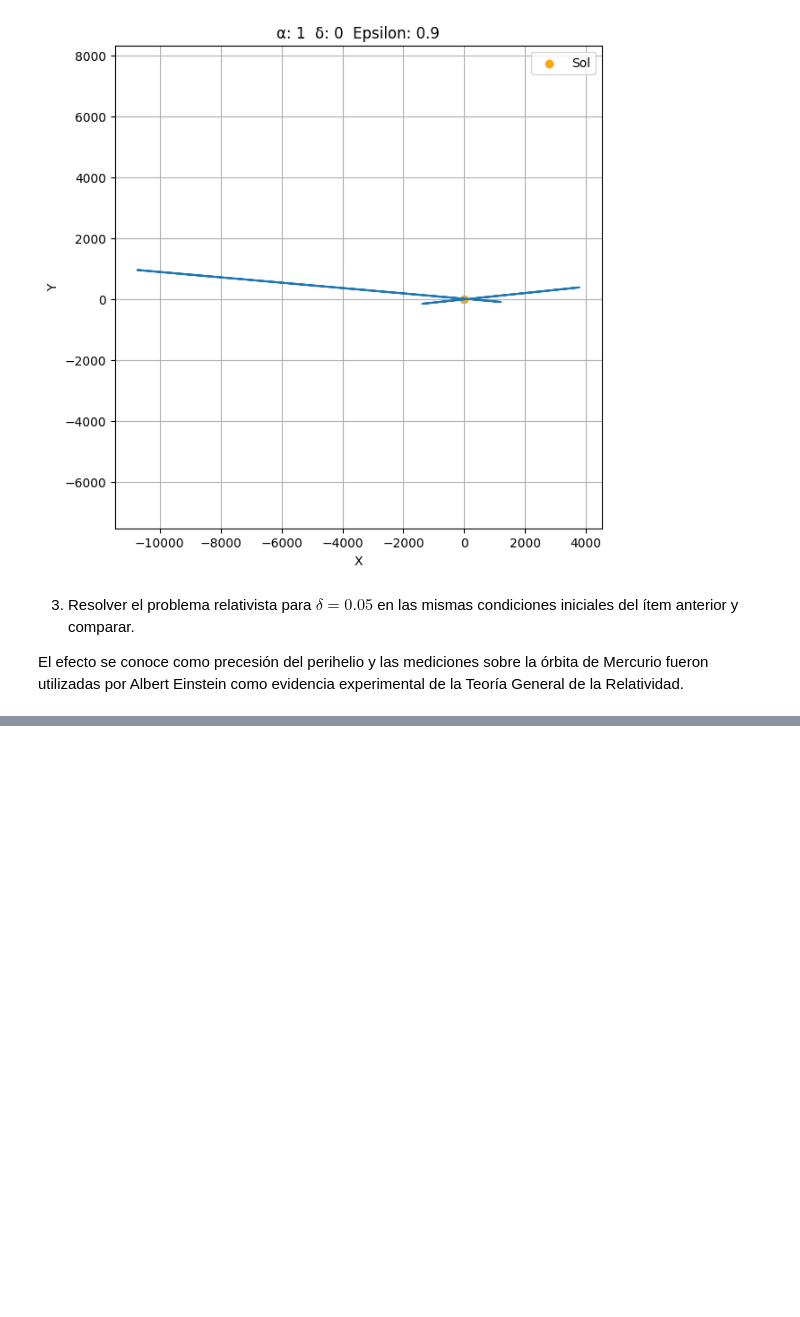
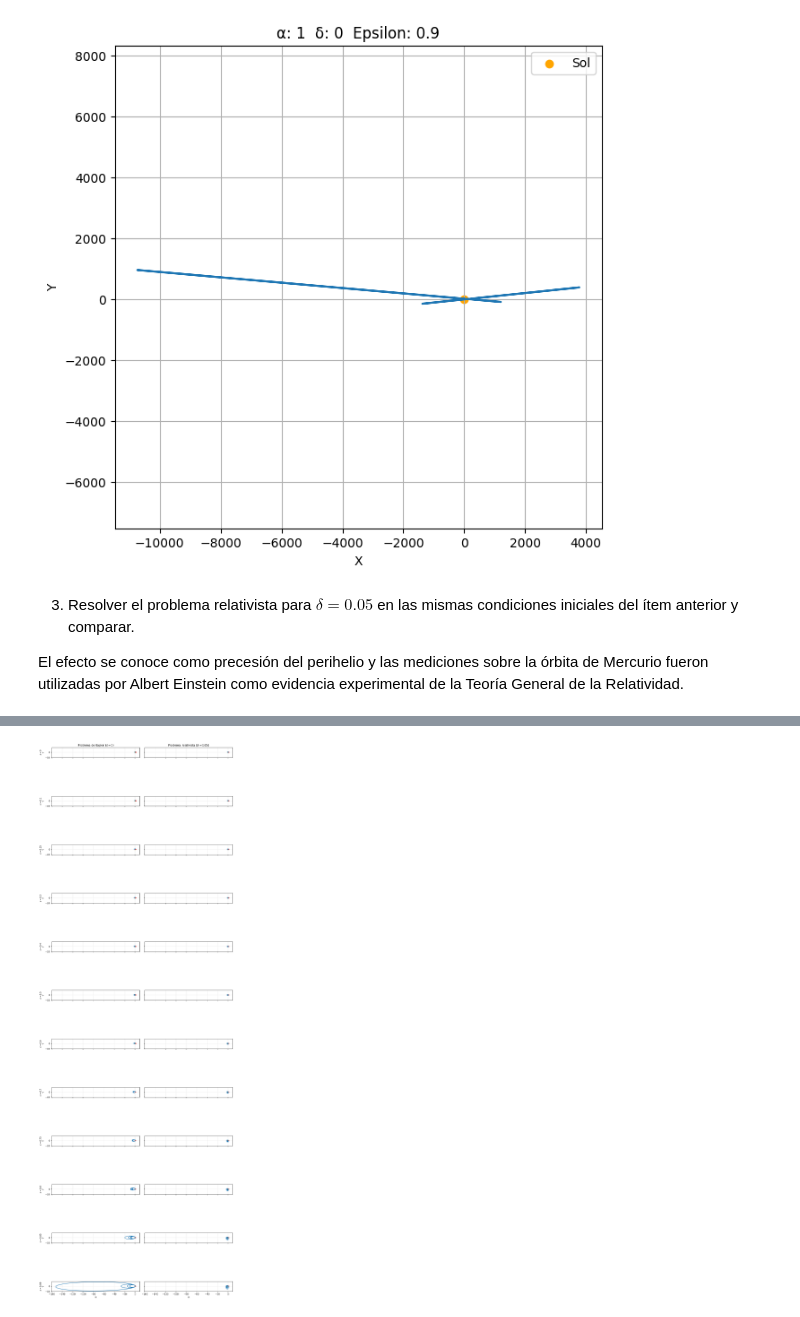
Before and after one commit to Dowhyj32/Modelado-Continuo, a Jupyter notebook: Modelos_de_EDOs/TP/tp1.ipynb, the cells around one changed output, grey strips where cells are left out. Drawn from its saved outputs; the diff is of its cells as text; code cells hidden in the pictures; blank space fills up the shorter version.

```diff
--- a/Modelos_de_EDOs/TP/tp1.ipynb
+++ b/Modelos_de_EDOs/TP/tp1.ipynb
@@ -148,0 +192,74 @@ for ep in epsilon:
+# %%
+import numpy as np
+import matplotlib.pyplot as plt
+
+# Parámetros
+delta_vals = [0, 0.05]
+alpha = 1
+epsilon_vals = [0, 0.1, 0.25, 0.3, 0.4, 0.5, 0.6, 0.7, 0.75, 0.8, 0.85, 0.89]
+
+theta0 = 0
+thetaf = 8 * np.pi
+h = 0.01
+
+# Primero guardamos todas las trayectorias para calcular límites globales
+trayectorias = []
+max_abs = 0
+
+for ep in epsilon_vals:
+    fila = []
+    for d in delta_vals:
+        r0 = alpha / (1 + ep)
+        u0 = 1 / r0
+        v0 = 0
+
+        theta, U, V = euler(u0, v0, alpha, d, theta0, thetaf, h)
+
+        R = 1 / U
+        X = R * np.cos(theta)
+        Y = R * np.sin(theta)
+
+        fila.append((theta, X, Y))
+
+        max_abs = max(max_abs, np.max(np.abs(X)), np.max(np.abs(Y)))
+    trayectorias.append(fila)
+
+# Figura
+fig, axes = plt.subplots(
+    len(epsilon_vals), len(delta_vals),
+    figsize=(12, 3 * len(epsilon_vals)),
+    sharex=True, sharey=True,
+    constrained_layout=True
+)
+
+# Si hubiera una sola fila, esto evita problemas de indexado
+if len(epsilon_vals) == 1:
+    axes = np.array([axes])
+
+# Títulos de columnas
+axes[0, 0].set_title(r'Problema de Kepler ($\delta=0$)', fontsize=12)
+axes[0, 1].set_title(r'Problema relativista ($\delta=0.05$)', fontsize=12)
+
+for i, ep in enumerate(epsilon_vals):
+    for j, d in enumerate(delta_vals):
+        theta, X, Y = trayectorias[i][j]
+        ax = axes[i, j]
+
+        ax.plot(X, Y, linewidth=1.5)
+        ax.scatter(0, 0, color='gold', s=30)         # Sol
+        ax.scatter(X[0], Y[0], color='red', s=20)    # Punto inicial
+
+        ax.set_aspect('equal')
+        ax.grid(True, alpha=0.3)
+
+        # Etiqueta de fila en la primera columna
+        if j == 0:
+            ax.set_ylabel(fr'$\epsilon={ep}$' + '\nY')
+
+        # Etiquetas x solo en la última fila
+        if i == len(epsilon_vals) - 1:
+            ax.set_xlabel('X')
+
+plt.show()
+# %% [output]
+[figure, added]
```
Also changed, not shown: parts of 2 cells of this notebook.
